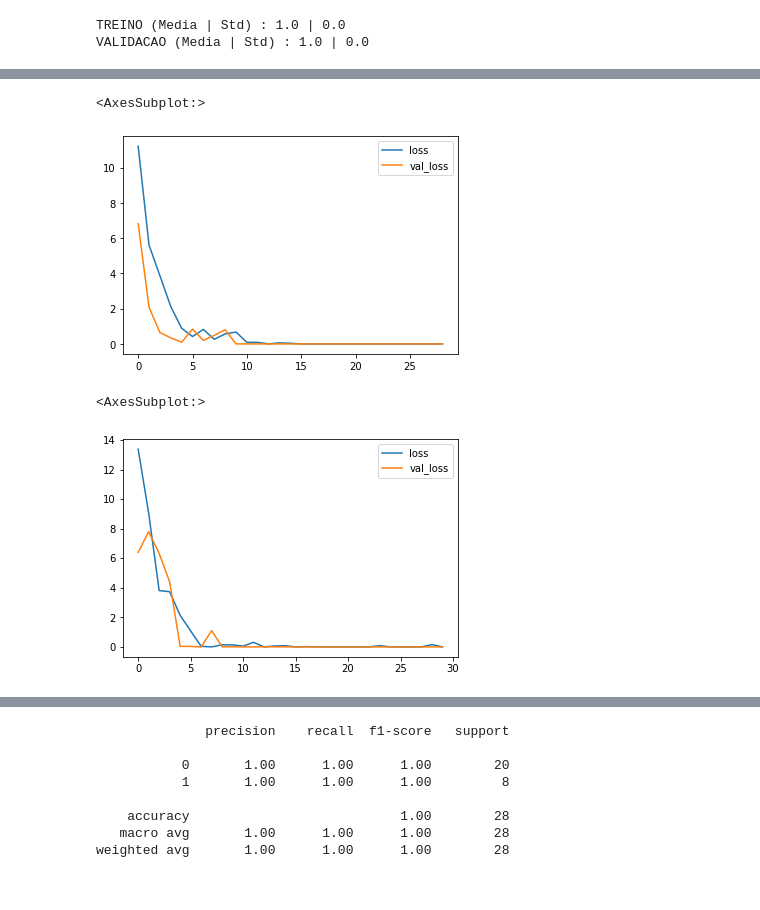
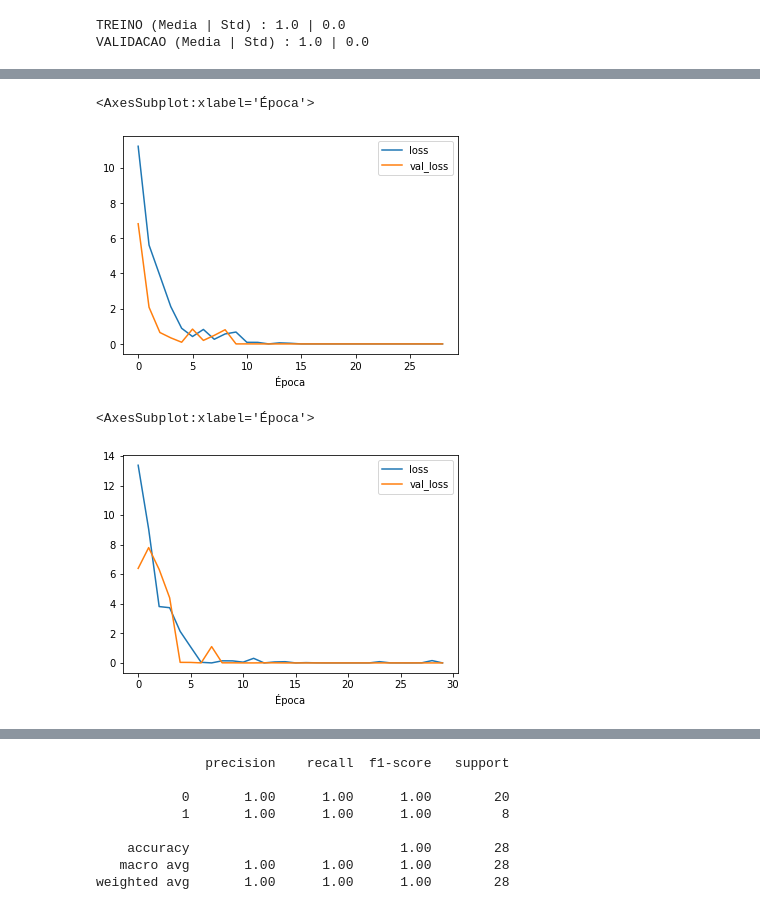
Before and after one commit to FelipeBotelho8/Verificacao-de-Locutor, a Jupyter notebook: treino_mel_cross_val.ipynb, the cells around one changed output, grey strips where cells are left out. Cells and saved outputs as stored; diff of their text form; code cells hidden in the pictures.

```diff
--- a/treino_mel_cross_val.ipynb
+++ b/treino_mel_cross_val.ipynb
@@ -254,15 +254,15 @@ histories_df[2][['loss', 'val_loss']].plot()
 # %%
 # Loss no quarto fold
-histories_df[3][['loss', 'val_loss']].plot()
+histories_df[3][['loss', 'val_loss']].plot(xlabel='Época')
 # %% [output]
-<AxesSubplot:>
+<AxesSubplot:xlabel='Época'>
-[figure, old version]
+[figure, new version]
 # %%
 # Loss no quinto fold
-histories_df[4][['loss', 'val_loss']].plot()
+histories_df[4][['loss', 'val_loss']].plot(xlabel='Época')
 # %% [output]
-<AxesSubplot:>
+<AxesSubplot:xlabel='Época'>
-[figure, old version]
+[figure, new version]
 # %%
 # Treino principal
 model_final = keras.Sequential([
```
Also changed, not shown: parts of 7 cells of this notebook.
